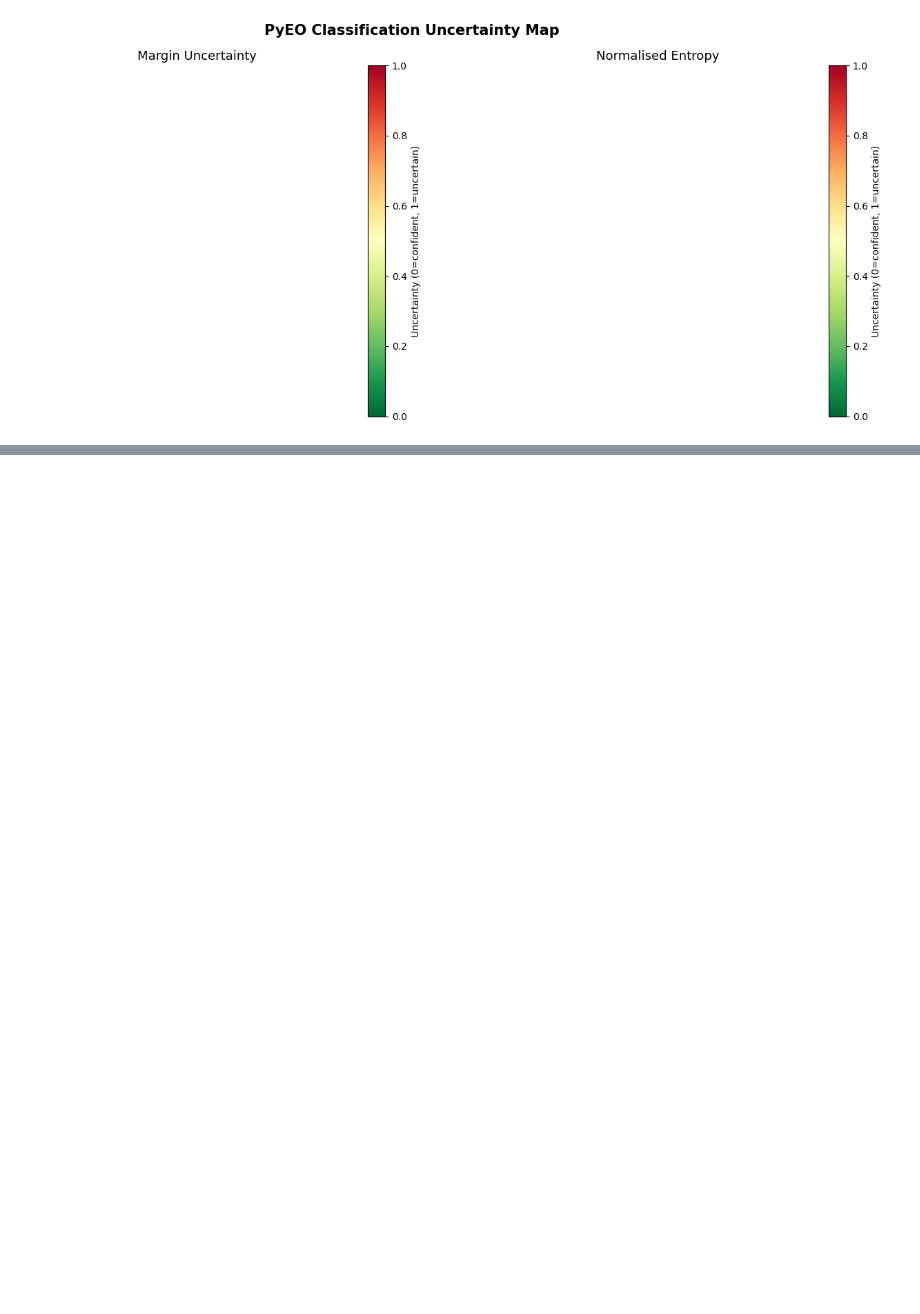
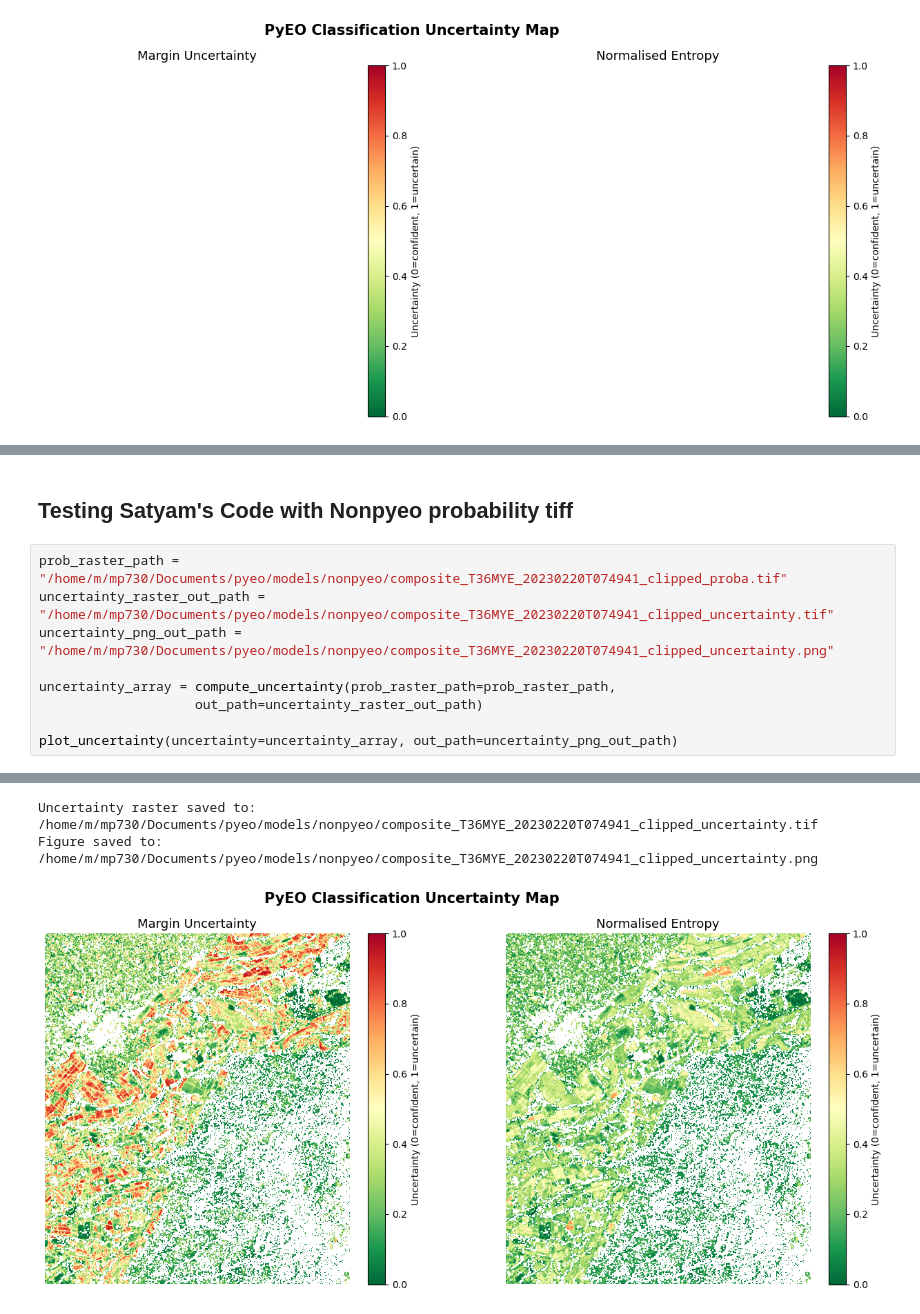
Before and after one commit to clcr/pyeo, a Jupyter notebook: satyam_contribution/uncertainty_layer.ipynb, the cells around one changed output, grey strips where cells are left out. Drawn from its saved outputs; the diff is of its cells as text; blank space fills up the shorter version.

```diff
--- a/satyam_contribution/uncertainty_layer.ipynb
+++ b/satyam_contribution/uncertainty_layer.ipynb
@@ -256,0 +416,12 @@ plot_uncertainty(uncertainty_array)
+# %% [markdown]
+## Testing Satyam's Code with Nonpyeo probability tiff
+# %%
+prob_raster_path = "/home/m/mp730/Documents/pyeo/models/nonpyeo/composite_T36MYE_20230220T074941_clipped_proba.tif"
+uncertainty_raster_out_path = "/home/m/mp730/Documents/pyeo/models/nonpyeo/composite_T36MYE_20230220T074941_clipped_uncertainty.tif"
+uncertainty_png_out_path = "/home/m/mp730/Documents/pyeo/models/nonpyeo/composite_T36MYE_20230220T074941_clipped_uncertainty.png"
+
+uncertainty_array = compute_uncertainty(prob_raster_path=prob_raster_path,
+                    out_path=uncertainty_raster_out_path)
+
+plot_uncertainty(uncertainty=uncertainty_array, out_path=uncertainty_png_out_path)
+# %% [output]
@@ -256,0 +430,3 @@ plot_uncertainty(uncertainty_array)
+Uncertainty raster saved to: /home/m/mp730/Documents/pyeo/models/nonpyeo/composite_T36MYE_20230220T074941_clipped_uncertainty.tif
+Figure saved to: /home/m/mp730/Documents/pyeo/models/nonpyeo/composite_T36MYE_20230220T074941_clipped_uncertainty.png
+[figure, added]
```
Also changed, not shown: parts of 9 cells of this notebook.
